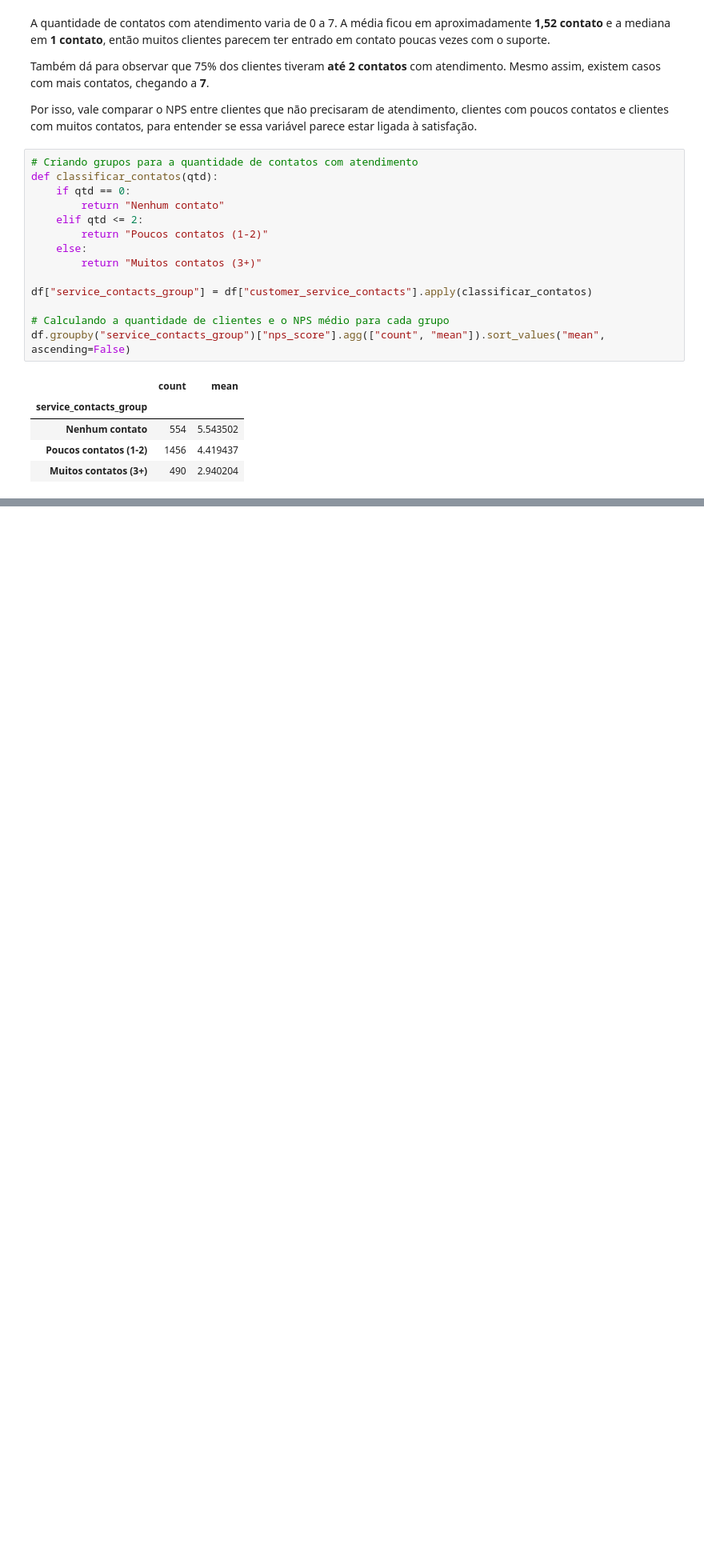
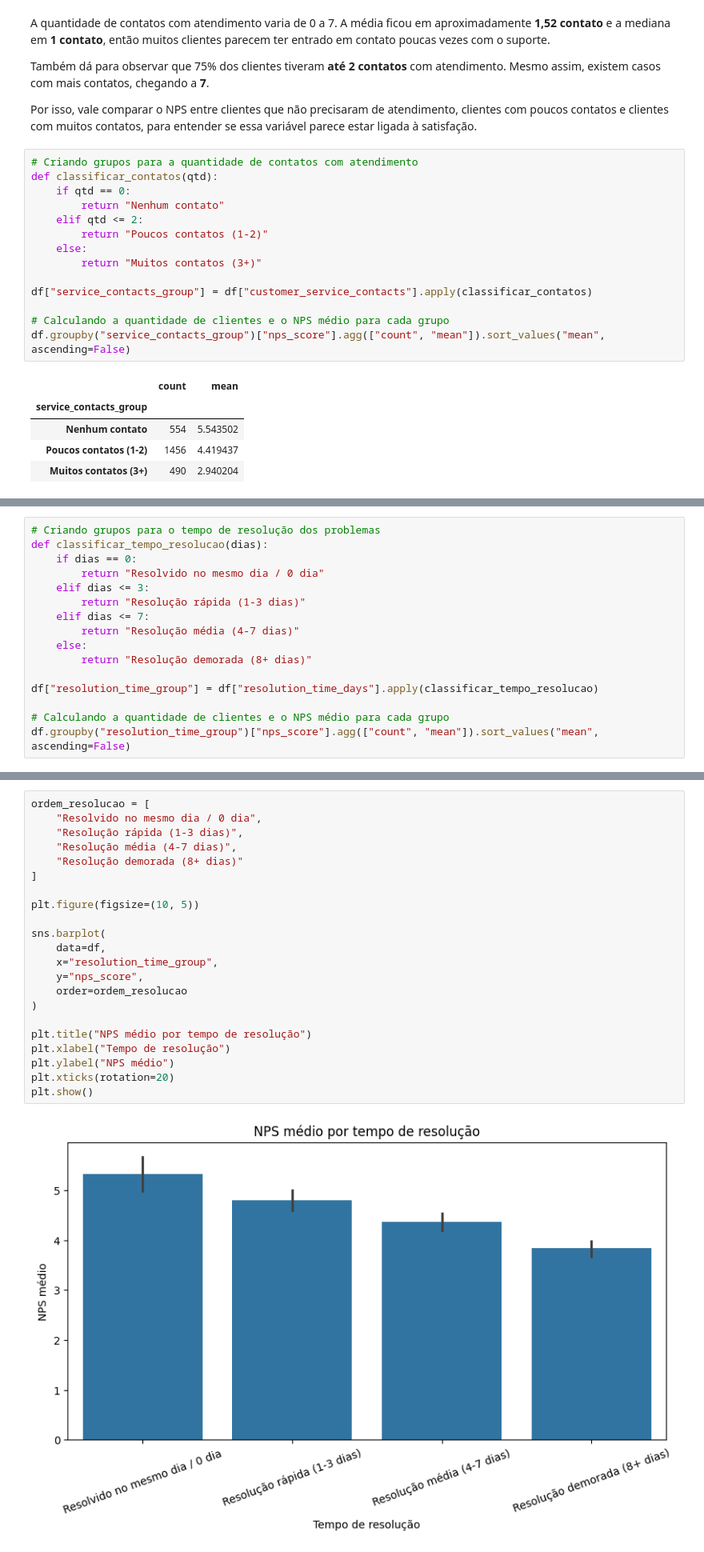
Before and after one commit to vitoriags/nps-predictive-analysis, a Jupyter notebook: notebooks/01_eda_nps.ipynb, the cells around one changed output, grey strips where cells are left out. Shown at 80% size. Saved outputs shown, nothing was run; the diff lists cells and outputs as text; blank space fills up the shorter version.

```diff
--- a/notebooks/01_eda_nps.ipynb
+++ b/notebooks/01_eda_nps.ipynb
@@ -289,0 +406,16 @@ df.groupby("service_contacts_group")["nps_score"].agg(["count", "mean"]).sort_va
+# %%
+# Criando grupos para o tempo de resolução dos problemas
+def classificar_tempo_resolucao(dias):
+    if dias == 0:
+        return "Resolvido no mesmo dia / 0 dia"
+    elif dias <= 3:
+        return "Resolução rápida (1-3 dias)"
+    elif dias <= 7:
+        return "Resolução média (4-7 dias)"
+    else:
+        return "Resolução demorada (8+ dias)"
+
+df["resolution_time_group"] = df["resolution_time_days"].apply(classificar_tempo_resolucao)
+
+# Calculando a quantidade de clientes e o NPS médio para cada grupo
+df.groupby("resolution_time_group")["nps_score"].agg(["count", "mean"]).sort_values("mean", ascending=False)
@@ -289,0 +429,24 @@ df.groupby("service_contacts_group")["nps_score"].agg(["count", "mean"]).sort_va
+# %%
+ordem_resolucao = [
+    "Resolvido no mesmo dia / 0 dia",
+    "Resolução rápida (1-3 dias)",
+    "Resolução média (4-7 dias)",
+    "Resolução demorada (8+ dias)"
+]
+
+plt.figure(figsize=(10, 5))
+
+sns.barplot(
+    data=df,
+    x="resolution_time_group",
+    y="nps_score",
+    order=ordem_resolucao
+)
+
+plt.title("NPS médio por tempo de resolução")
+plt.xlabel("Tempo de resolução")
+plt.ylabel("NPS médio")
+plt.xticks(rotation=20)
+plt.show()
+# %% [output]
+[figure, added]
```
Also changed, not shown: parts of 32 cells of this notebook.
